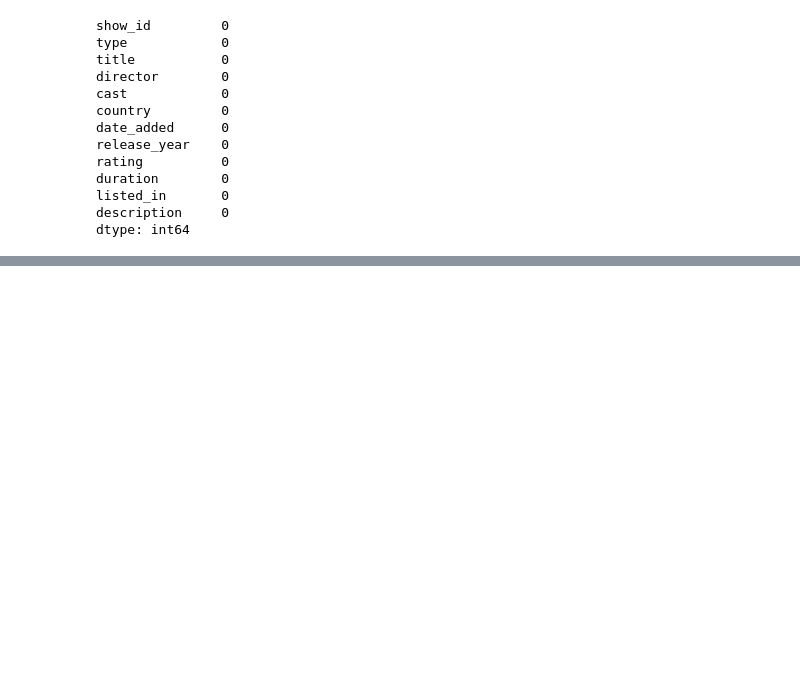
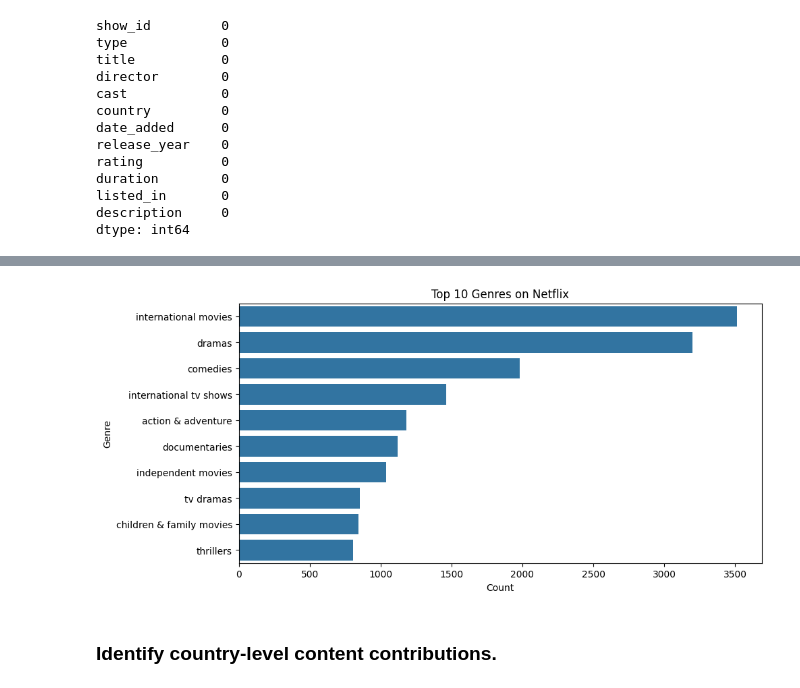
Before and after one commit to springboardmentor345a-create/Netflix-Content-Strat, a Jupyter notebook: EDA.ipynb, the cells around one changed output, grey strips where cells are left out. Saved outputs shown, nothing was run; the diff lists cells and outputs as text; code cells hidden in the pictures; blank space fills up the shorter version.

```diff
--- a/EDA.ipynb
+++ b/EDA.ipynb
@@ -127,0 +449,25 @@ dtype: int64
+# %%
+df['listed_in'] = df['listed_in'].str.split(',')
+
+df_genre = df.explode('listed_in')
+
+df_genre['listed_in'] = df_genre['listed_in'].str.strip()
+# %%
+top_genres = df_genre['listed_in'].value_counts().head(10)
+
+plt.figure(figsize=(10,5))
+
+sns.barplot(
+    x=top_genres.values,
+    y=top_genres.index
+)
+
+plt.title("Top 10 Genres on Netflix")
+plt.xlabel("Count")
+plt.ylabel("Genre")
+
+plt.show()
+# %% [output]
+[figure, added]
+# %% [markdown]
+### Identify country-level content contributions.
```
Also changed, not shown: parts of 56 cells of this notebook.
